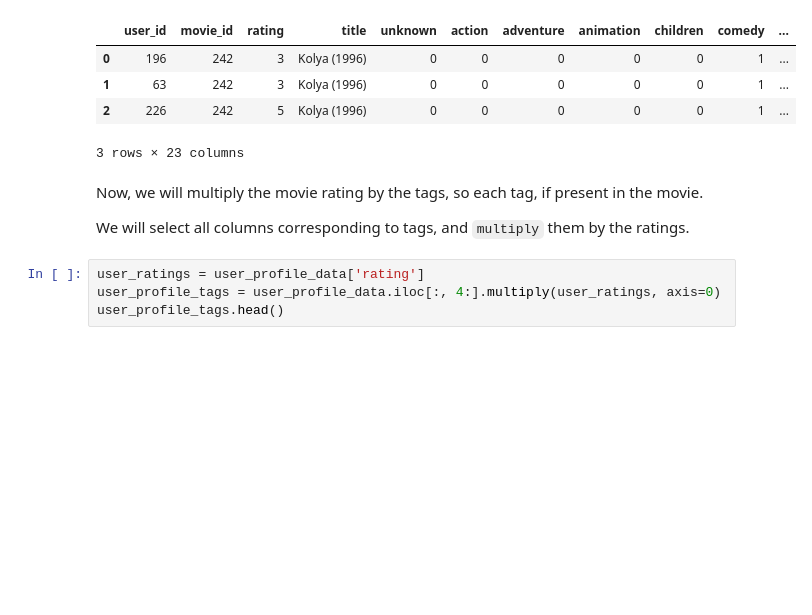
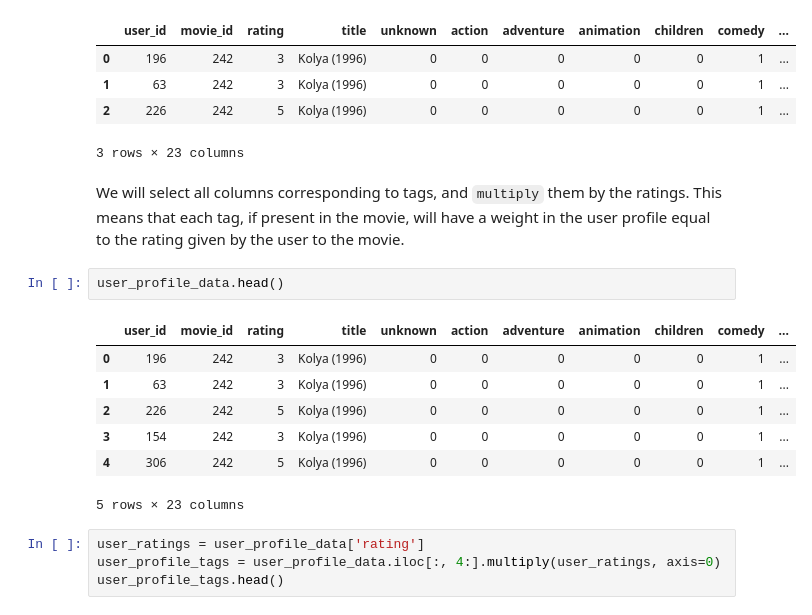
Before and after one commit to LDSSA/hackathon-4-learning, a Jupyter notebook: src/notebooks/2-content-based-recommenders.ipynb, the cells around one changed output. Drawn from its saved outputs; the diff is of its cells as text; blank space fills up the shorter version.

```diff
--- a/src/notebooks/2-content-based-recommenders.ipynb
+++ b/src/notebooks/2-content-based-recommenders.ipynb
@@ -204,10 +205,19 @@ user_profile_data.head(n=3)
 | 1 | 63 | 242 | 3 | Kolya (1996) | 0 | 0 | 0 | 0 | 0 | 1 | ... |
 | 2 | 226 | 242 | 5 | Kolya (1996) | 0 | 0 | 0 | 0 | 0 | 1 | ... |
 3 rows × 23 columns
-# %% [markdown]
-Now, we will multiply the movie rating by the tags, so each tag, if present in the movie.
-
-We will select all columns corresponding to tags, and `multiply` them by the ratings.
+# %% [markdown]
+We will select all columns corresponding to tags, and `multiply` them by the ratings.
+This means that each tag, if present in the movie, will have a weight in the user profile equal to the rating given by the user to the movie.
+# %%
+user_profile_data.head()
+# %% [output]
+|  | user_id | movie_id | rating | title | unknown | action | adventure | animation | children | comedy | ... |
+| 0 | 196 | 242 | 3 | Kolya (1996) | 0 | 0 | 0 | 0 | 0 | 1 | ... |
+| 1 | 63 | 242 | 3 | Kolya (1996) | 0 | 0 | 0 | 0 | 0 | 1 | ... |
+| 2 | 226 | 242 | 5 | Kolya (1996) | 0 | 0 | 0 | 0 | 0 | 1 | ... |
+| 3 | 154 | 242 | 3 | Kolya (1996) | 0 | 0 | 0 | 0 | 0 | 1 | ... |
+| 4 | 306 | 242 | 5 | Kolya (1996) | 0 | 0 | 0 | 0 | 0 | 1 | ... |
+5 rows × 23 columns
 # %%
 user_ratings = user_profile_data['rating']
 user_profile_tags = user_profile_data.iloc[:, 4:].multiply(user_ratings, axis=0)
```
Also changed, not shown: parts of 17 cells of this notebook, 1 other file.
